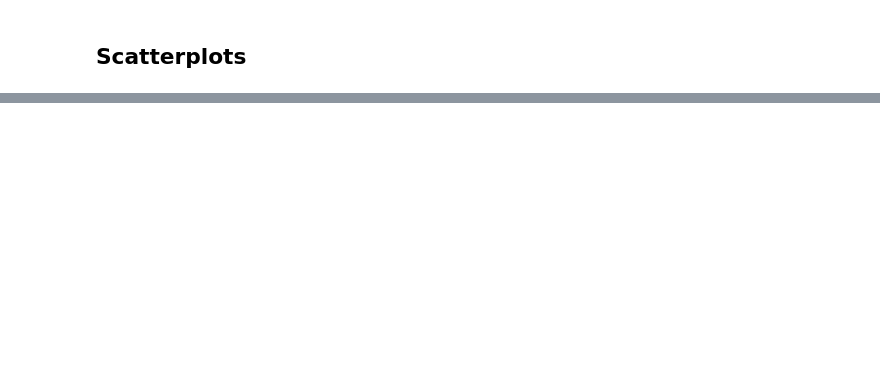
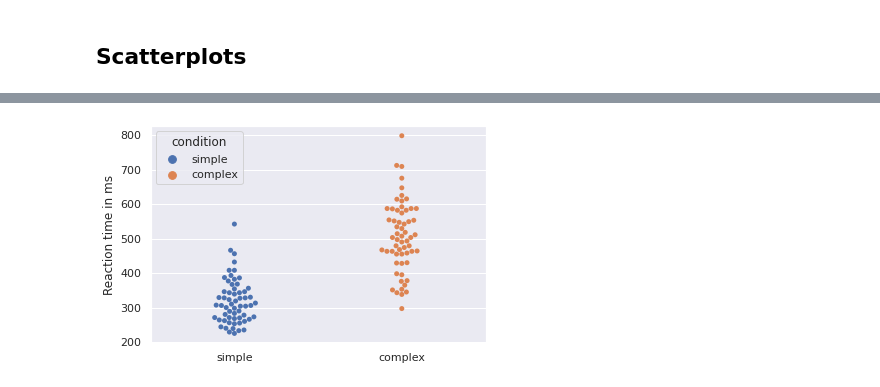
Before and after one commit to ITT-21SS-UR/assignment-03-el, a Jupyter notebook: data analysis/reaction_time_experiment.ipynb, the cells around one changed output, grey strips where cells are left out. Cells and saved outputs as stored; diff of their text form; code cells hidden in the pictures; blank space fills up the shorter version.

Commit message:
Added graphs to jupyter notebook

```diff
--- a/data analysis/reaction_time_experiment.ipynb
+++ b/data analysis/reaction_time_experiment.ipynb
@@ -61,2 +102,17 @@ df_sample_rt
 # %%
-x_axis = df_sample_rt[]
+df_scatter = df_reaction_time[['condition', 'reaction_time_in_ms']]
+plot = sns.scatterplot(
+    data = df_scatter[(df_scatter['condition'] == 'simple')],
+    x = "condition",
+    y = "reaction_time_in_ms",
+)
+plot.set(xlabel = "Condition", ylabel = "Reaction time in ms")
+plt.show()
+
+plot = sns.scatterplot(
+    data = df_scatter[(df_scatter['condition'] == 'complex')],
+    x = "condition",
+    y = "reaction_time_in_ms",
+)
+plot.set(xlabel = "Condition", ylabel = "Reaction time in ms")
+plt.show()
@@ -62,0 +122,12 @@ x_axis = df_sample_rt[]
+# %%
+plot = sns.swarmplot(
+    data = df_scatter,
+    y = "reaction_time_in_ms",
+    x = "condition",
+    hue = "condition",
+)
+plot.set(xlabel = "", ylabel = "Reaction time in ms")
+
+plt.show()
+# %% [output]
+[figure, added]
```
Also changed, not shown: parts of 14 cells of this notebook.
